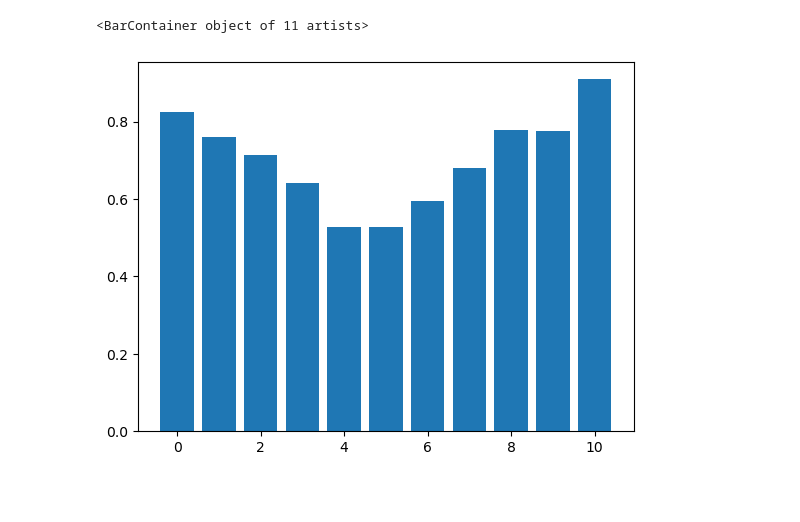
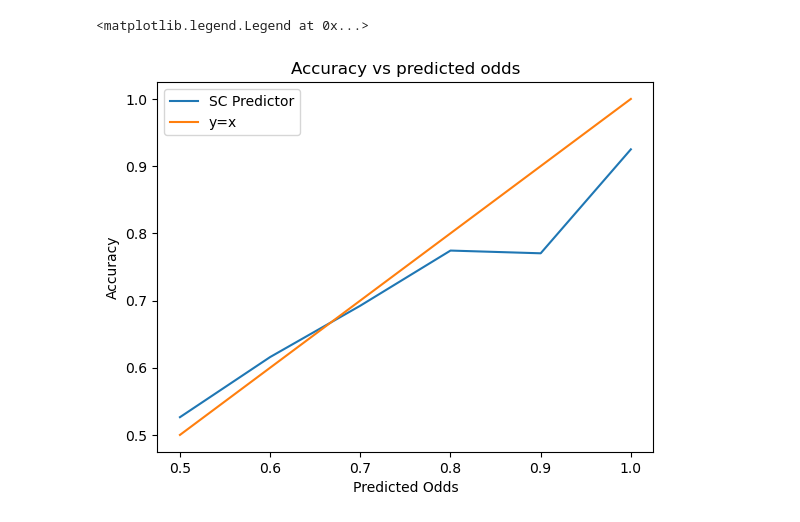
Before and after one commit to adityanarayanan03/tennis_forecasting, a Jupyter notebook: tests.ipynb, the cells around one changed output. Cells and saved outputs as stored; diff of their text form; code cells hidden in the pictures; blank space fills up the shorter version.

Commit message:
Improved the plot

```diff
--- a/tests.ipynb
+++ b/tests.ipynb
@@ -5,17 +6,26 @@ sc_predictor = ServerChainPredictor()
 sc_predictor.load('predictions/sc_predictor_80_05')
 # %%
 #Are the predicted odds related to the accuracy?
-hashmap = {i:[0,0,0] for i in range(11)}
+hashmap = {i:[0,0,0] for i in range(5, 11)}
 for idx, row in sc_predictor.raw_data.iterrows():
-    bucket = int(row['p']*10)
+    p = row['p']
+    if p > 0.5:
+        bucket = int(p*10)
+    else:
+        bucket = int((1-p)*10)
 
     if row['prediction'] == row['true']:
         hashmap[bucket][0] += 1
     hashmap[bucket][1] += 1
     hashmap[bucket][2] = hashmap[bucket][0] / hashmap[bucket][1]
 
 import matplotlib.pyplot as plt
-plt.bar(hashmap.keys(), [i[2] for i in hashmap.values()])
+plt.plot([i/10 for i in hashmap.keys()], [i[2] for i in hashmap.values()], label = 'SC Predictor')
+plt.plot([i/10 for i in range(5, 11)], [i/10 for i in range(5,11)], label = 'y=x')
+plt.title('Accuracy vs predicted odds')
+plt.xlabel('Predicted Odds')
+plt.ylabel('Accuracy')
+plt.legend(loc='upper left')
 # %% [output]
-<BarContainer object of 11 artists>
+<matplotlib.legend.Legend at 0x...>
-[figure, old version]
+[figure, new version]
```
Also changed, not shown: parts of 1 cell of this notebook.
